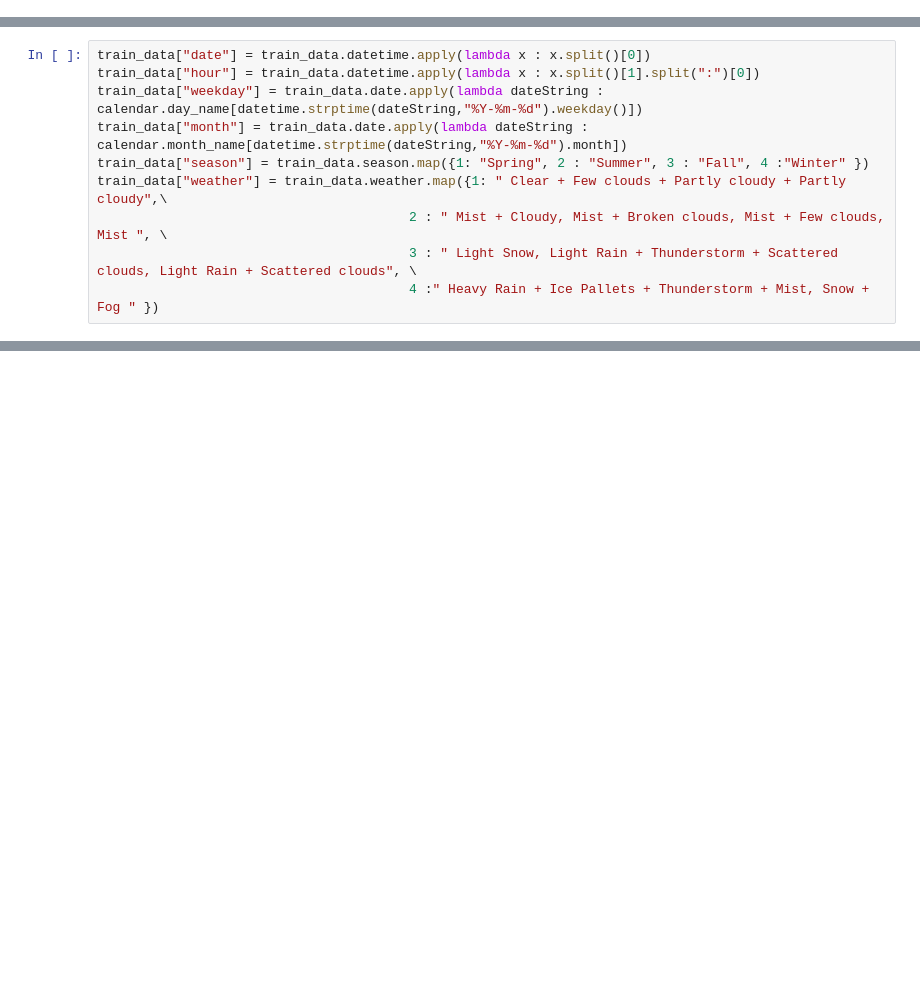
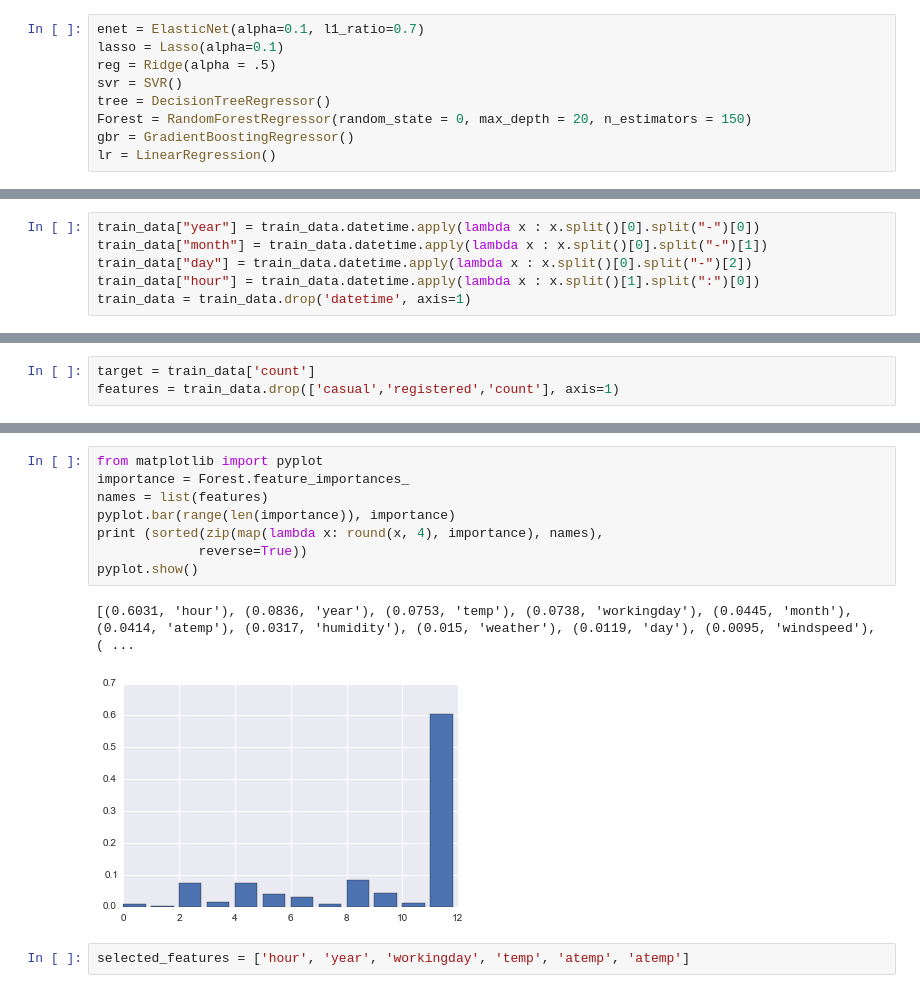
Before and after one commit to devrohitraj/Kaggle, a Jupyter notebook: Bike_sharing.ipynb, the cells around one changed output, grey strips where cells are left out. Saved outputs shown, nothing was run; the diff lists cells and outputs as text; blank space fills up the shorter version.

```diff
--- a/Bike_sharing.ipynb
+++ b/Bike_sharing.ipynb
@@ -31,0 +37,9 @@ from sklearn.ensemble import AdaBoostClassifier
+# %%
+enet = ElasticNet(alpha=0.1, l1_ratio=0.7)
+lasso = Lasso(alpha=0.1)
+reg = Ridge(alpha = .5)
+svr = SVR()
+tree = DecisionTreeRegressor()
+Forest = RandomForestRegressor(random_state = 0, max_depth = 20, n_estimators = 150)
+gbr = GradientBoostingRegressor()
+lr = LinearRegression()
@@ -53,0 +72,6 @@ train_data.head(25)
+# %%
+train_data["year"] = train_data.datetime.apply(lambda x : x.split()[0].split("-")[0])
+train_data["month"] = train_data.datetime.apply(lambda x : x.split()[0].split("-")[1])
+train_data["day"] = train_data.datetime.apply(lambda x : x.split()[0].split("-")[2])
+train_data["hour"] = train_data.datetime.apply(lambda x : x.split()[1].split(":")[0])
+train_data = train_data.drop('datetime', axis=1)
@@ -74,10 +101,0 @@ Name: datetime, dtype: object
-# %%
-train_data["date"] = train_data.datetime.apply(lambda x : x.split()[0])
-train_data["hour"] = train_data.datetime.apply(lambda x : x.split()[1].split(":")[0])
-train_data["weekday"] = train_data.date.apply(lambda dateString : calendar.day_name[datetime.strptime(dateString,"%Y-%m-%d").weekday()])
-train_data["month"] = train_data.date.apply(lambda dateString : calendar.month_name[datetime.strptime(dateString,"%Y-%m-%d").month])
-train_data["season"] = train_data.season.map({1: "Spring", 2 : "Summer", 3 : "Fall", 4 :"Winter" })
-train_data["weather"] = train_data.weather.map({1: " Clear + Few clouds + Partly cloudy + Partly cloudy",\
-                                        2 : " Mist + Cloudy, Mist + Broken clouds, Mist + Few clouds, Mist ", \
-                                        3 : " Light Snow, Light Rain + Thunderstorm + Scattered clouds, Light Rain + Scattered clouds", \
-                                        4 :" Heavy Rain + Ice Pallets + Thunderstorm + Mist, Snow + Fog " })
@@ -104,0 +102,3 @@ train_data
+# %%
+target = train_data['count']
+features = train_data.drop(['casual','registered','count'], axis=1)
@@ -104,0 +196,13 @@ train_data
+# %%
+from matplotlib import pyplot
+importance = Forest.feature_importances_
+names = list(features)
+pyplot.bar(range(len(importance)), importance)
+print (sorted(zip(map(lambda x: round(x, 4), importance), names),
+             reverse=True))
+pyplot.show()
+# %% [output]
+[(0.6031, 'hour'), (0.0836, 'year'), (0.0753, 'temp'), (0.0738, 'workingday'), (0.0445, 'month'), (0.0414, 'atemp'), (0.0317, 'humidity'), (0.015, 'weather'), (0.0119, 'day'), (0.0095, 'windspeed'), ( ...
+[figure, added]
+# %%
+selected_features = ['hour', 'year', 'workingday', 'temp', 'atemp', 'atemp']
```
Also changed, not shown: parts of 20 cells of this notebook.
